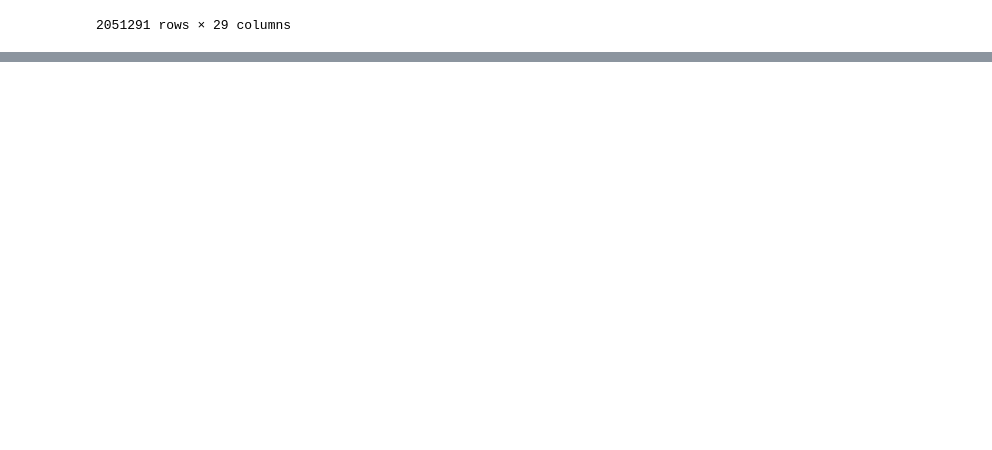
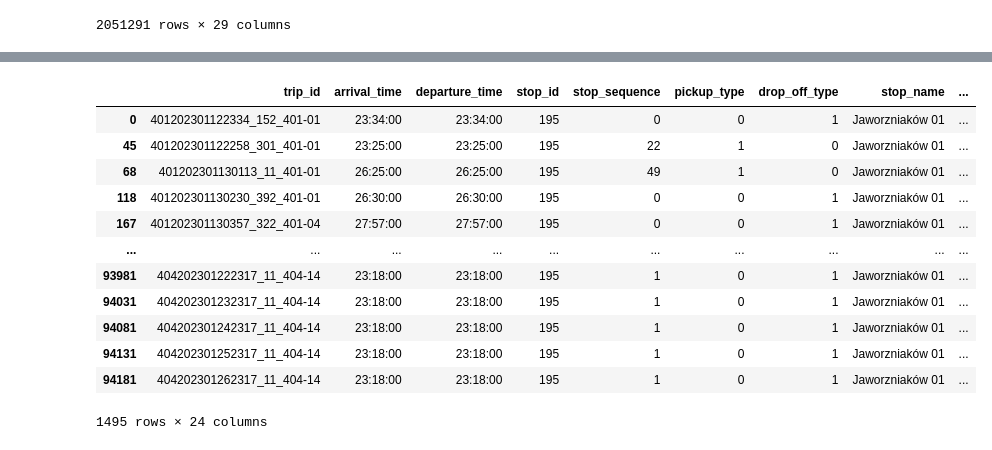
Before and after one commit to Mazurel/PG-Hackaton-2023, a Jupyter notebook: solution/stoptimes2.ipynb, the cells around one changed output, grey strips where cells are left out. Cells and saved outputs as stored; diff of their text form; code cells hidden in the pictures; blank space fills up the shorter version.

```diff
--- a/solution/stoptimes2.ipynb
+++ b/solution/stoptimes2.ipynb
@@ -225,0 +235,16 @@ result
+# %%
+result[(result["stop_id"]==195)]
+# %% [output]
+|  | trip_id | arrival_time | departure_time | stop_id | stop_sequence | pickup_type | drop_off_type | stop_name | ... |
+| 0 | 401202301122334_152_401-01 | 23:34:00 | 23:34:00 | 195 | 0 | 0 | 1 | Jaworzniaków 01 | ... |
+| 45 | 401202301122258_301_401-01 | 23:25:00 | 23:25:00 | 195 | 22 | 1 | 0 | Jaworzniaków 01 | ... |
+| 68 | 401202301130113_11_401-01 | 26:25:00 | 26:25:00 | 195 | 49 | 1 | 0 | Jaworzniaków 01 | ... |
+| 118 | 401202301130230_392_401-01 | 26:30:00 | 26:30:00 | 195 | 0 | 0 | 1 | Jaworzniaków 01 | ... |
+| 167 | 401202301130357_322_401-04 | 27:57:00 | 27:57:00 | 195 | 0 | 0 | 1 | Jaworzniaków 01 | ... |
+| ... | ... | ... | ... | ... | ... | ... | ... | ... | ... |
+| 93981 | 404202301222317_11_404-14 | 23:18:00 | 23:18:00 | 195 | 1 | 0 | 1 | Jaworzniaków 01 | ... |
+| 94031 | 404202301232317_11_404-14 | 23:18:00 | 23:18:00 | 195 | 1 | 0 | 1 | Jaworzniaków 01 | ... |
+| 94081 | 404202301242317_11_404-14 | 23:18:00 | 23:18:00 | 195 | 1 | 0 | 1 | Jaworzniaków 01 | ... |
+| 94131 | 404202301252317_11_404-14 | 23:18:00 | 23:18:00 | 195 | 1 | 0 | 1 | Jaworzniaków 01 | ... |
+| 94181 | 404202301262317_11_404-14 | 23:18:00 | 23:18:00 | 195 | 1 | 0 | 1 | Jaworzniaków 01 | ... |
+1495 rows × 24 columns
```
Also changed, not shown: parts of 21 cells of this notebook.
